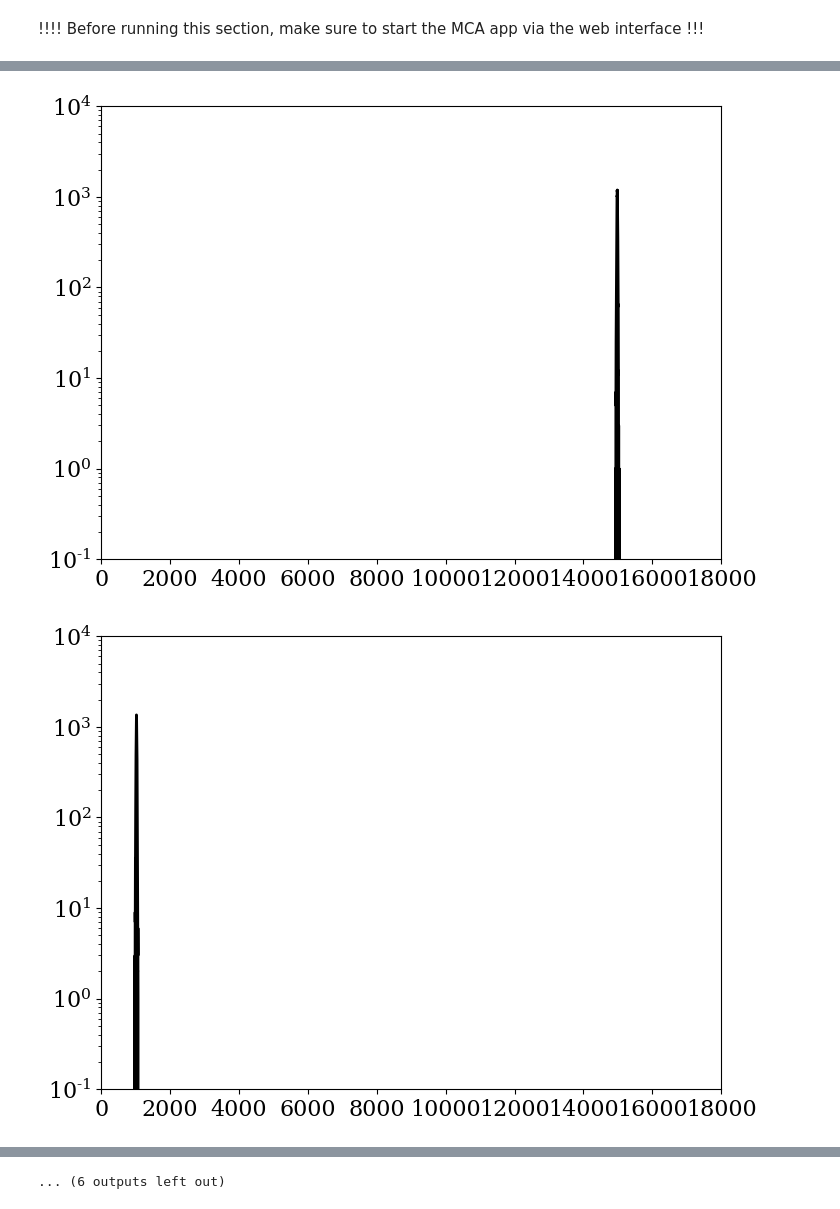
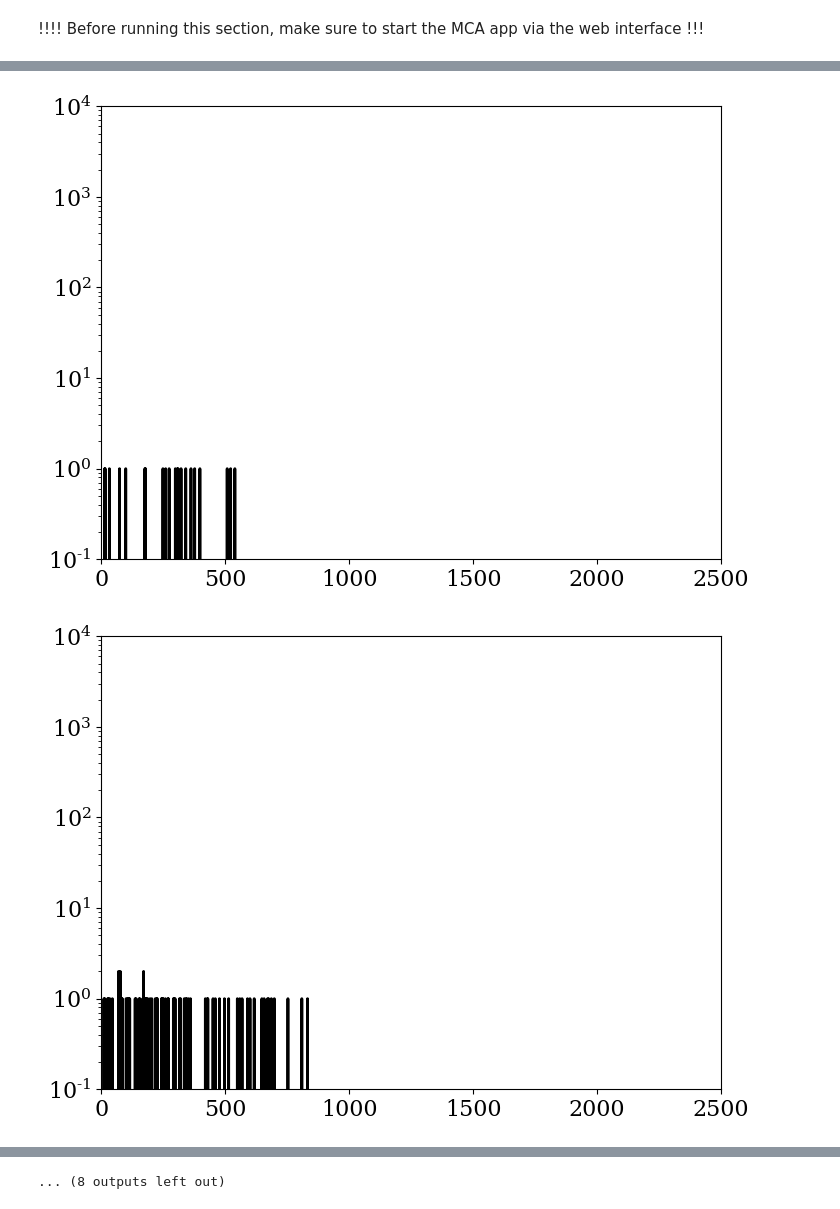
Before and after one commit to Moore-Lab/purity-monitor, a Jupyter notebook: Jupyter/Log/2022-06-29_gain_measurement.ipynb, the cells around one changed output, grey strips where cells are left out. Saved outputs shown, nothing was run; the diff lists cells and outputs as text; code cells hidden in the pictures.

```diff
--- a/Jupyter/Log/2022-06-29_gain_measurement.ipynb
+++ b/Jupyter/Log/2022-06-29_gain_measurement.ipynb
@@ -241,26 +241,34 @@ red_mca.close()
 # %% [markdown]
 !!!! Before running this section, make sure to start the MCA app via the web interface !!!
 # %%
-def setup_mca_data(channel_to_use, integ_time=100):
+def setup_mca_data(channel_to_use, integ_time=100, min_thresh=0):
 
     rp = mca.mca()
 
-    rp.setup_mca(chan=channel_to_use, baseline_level=2**16-0, dec=4, integ_time = integ_time)
+    rp.setup_mca(chan=channel_to_use, baseline_level=2**16-1000, dec=16, integ_time = integ_time, min_thresh=min_thresh)
     rp.reset_histo(chan=channel_to_use)
     rp.start_histo(chan=channel_to_use)
 
     return rp
 # %%
+### should be two different settings for high SRS gain (gain data vs OV fully resolving 1 PE)
+### and for low SRS gain (source data up to 100 PE)
+
+## low gain data: SRS bandpass 100 Hz-300k Hz, gain = 20, unity gain shaper:  MCA params, dec=16, min_thresh=100 (cuts pedestal)
+## high gain data: SRS bandpass 100 Hz -300k Hz, gain = 100, unity gain shaper:  MCA params, dec=16, min_thresh=500 (well sep from pedestal)
+
 #######################
-save_dir = r"20220628\vacuum_tests"
+save_dir = r"20220629\vacuum_-109C_setpoint"
 
-breakdown_voltage = 0 #27.38 ## Volts, breakdown to sweep keithley relative to
-ov_list = np.arange(0.1, 1, 0.1) ## Volts, list of overvoltages to sweep
+breakdown_voltage = 27.38 ## Volts, breakdown to sweep keithley relative to
+ov_list = np.arange(2, 7, 0.5) ## Volts, list of overvoltages to sweep
 #num_mca_events = 20000 ## number of events per file
 time_per_file = 10 ## seconds
 num_files_per_ov = 1
 
-instr_to_sweep = 'synth' ## instrument to sweep over (must be 'keith' or 'synth')
+mca_thresh = 500 ## minimum threshold [ADC bins]
+
+instr_to_sweep = 'keith' ## instrument to sweep over (must be 'keith' or 'synth')
 #######################
 
 int_time = int(time_per_file) #int(num_mca_events/LED_flashing_rate)
@@ -287,7 +295,7 @@ for ov in ov_list:
 
 
     for fidx in range(num_files_per_ov):
-        red_mca = setup_mca_data(channel_to_use=red_pitaya_channel-1, integ_time=time_per_file) # 0 indexing for the channel, unlike above
+        red_mca = setup_mca_data(channel_to_use=red_pitaya_channel-1, integ_time=time_per_file, min_thresh=mca_thresh) # 0 indexing for the channel, unlike above
         time.sleep(1) ## wait for setup to be ready -- otherwise it will read before buffer is full
 
         if(make_plots):
@@ -305,6 +313,7 @@ for ov in ov_list:
                 plt.yscale('log')
                 plt.plot(dat, color='k')
                 plt.ylim(0.1,10000)
+                plt.xlim(0,2500)
                 hfig.update(fig)
             time.sleep(0.5) # adjust due to dead time
 
@@ -323,2 +332,2 @@ for ov in ov_list:
-[figure, old version]
+[figure, new version]
-[figure, old version]
+[figure, new version]
@@ -327 +336 @@ for ov in ov_list:
-... (6 outputs left out)
+... (8 outputs left out)
```
Also changed, not shown: parts of 2 cells of this notebook, 1 other file.
